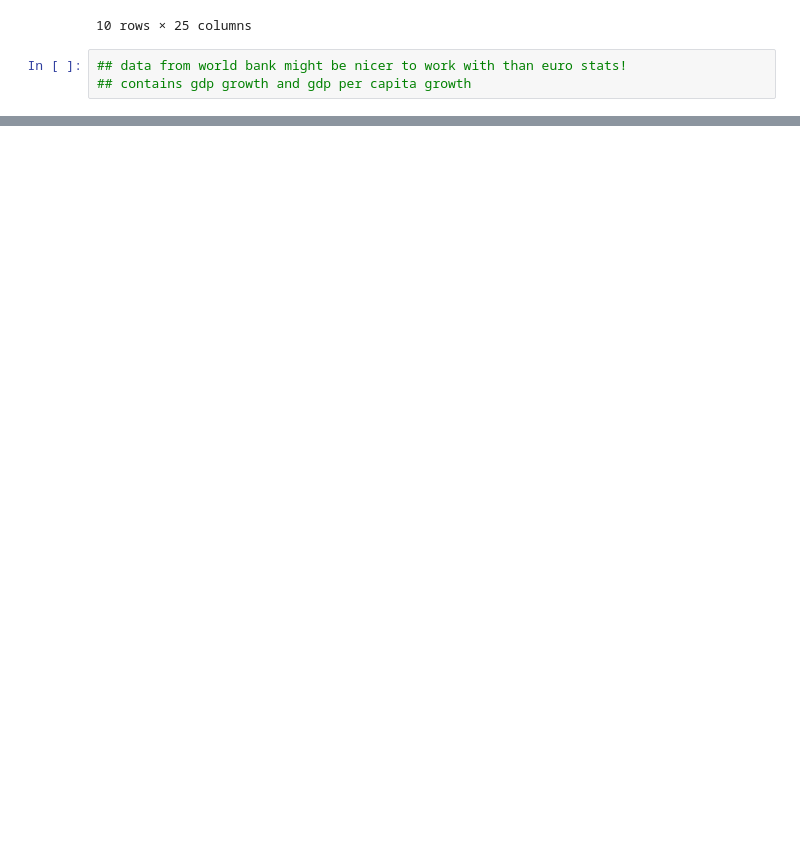
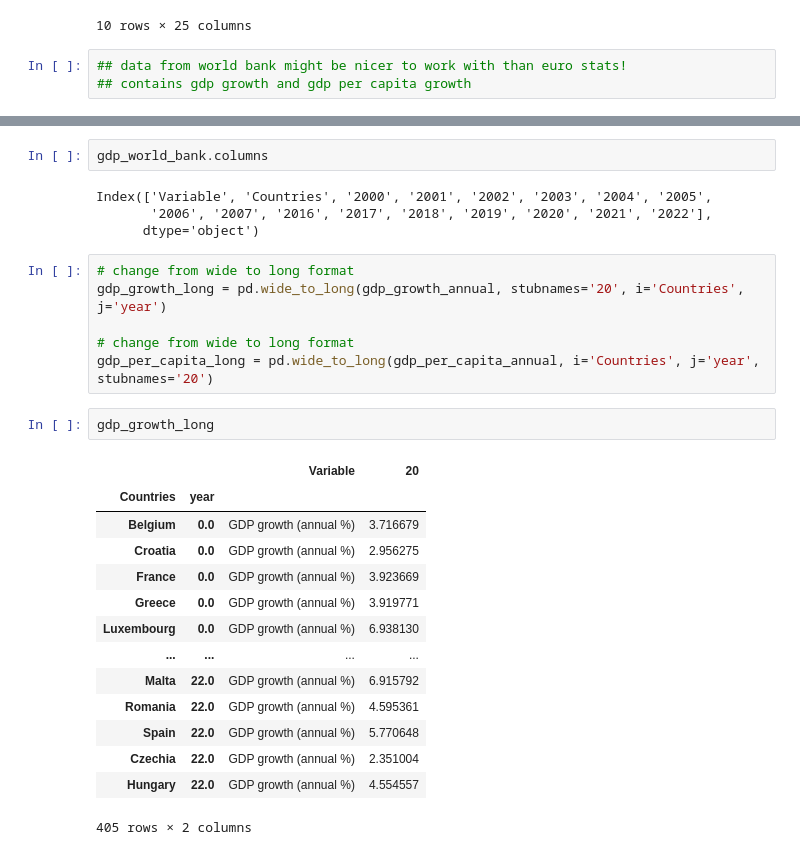
Before and after one commit to NumEconCopenhagen/projects-2024-darja-christian, a Jupyter notebook: dataproject/Darja_Work.ipynb, the cells around one changed output, grey strips where cells are left out. Drawn from its saved outputs; the diff is of its cells as text; blank space fills up the shorter version.

```diff
--- a/dataproject/Darja_Work.ipynb
+++ b/dataproject/Darja_Work.ipynb
@@ -67,0 +80,29 @@ gdp_world_bank.head(5)
+# %%
+gdp_world_bank.columns
+# %% [output]
+Index(['Variable', 'Countries', '2000', '2001', '2002', '2003', '2004', '2005',
+       '2006', '2007', '2016', '2017', '2018', '2019', '2020', '2021', '2022'],
+      dtype='object')
+# %%
+# change from wide to long format
+gdp_growth_long = pd.wide_to_long(gdp_growth_annual, stubnames='20', i='Countries', j='year')
+
+# change from wide to long format
+gdp_per_capita_long = pd.wide_to_long(gdp_per_capita_annual, i='Countries', j='year', stubnames='20')
+# %%
+gdp_growth_long
+# %% [output]
+|  |  | Variable | 20 |
+| Countries | year |  |  |
+| Belgium | 0.0 | GDP growth (annual %) | 3.716679 |
+| Croatia | 0.0 | GDP growth (annual %) | 2.956275 |
+| France | 0.0 | GDP growth (annual %) | 3.923669 |
+| Greece | 0.0 | GDP growth (annual %) | 3.919771 |
+| Luxembourg | 0.0 | GDP growth (annual %) | 6.938130 |
+| ... | ... | ... | ... |
+| Malta | 22.0 | GDP growth (annual %) | 6.915792 |
+| Romania | 22.0 | GDP growth (annual %) | 4.595361 |
+| Spain | 22.0 | GDP growth (annual %) | 5.770648 |
+| Czechia | 22.0 | GDP growth (annual %) | 2.351004 |
+| Hungary | 22.0 | GDP growth (annual %) | 4.554557 |
+405 rows × 2 columns
```
Also changed, not shown: parts of 4 cells of this notebook.
